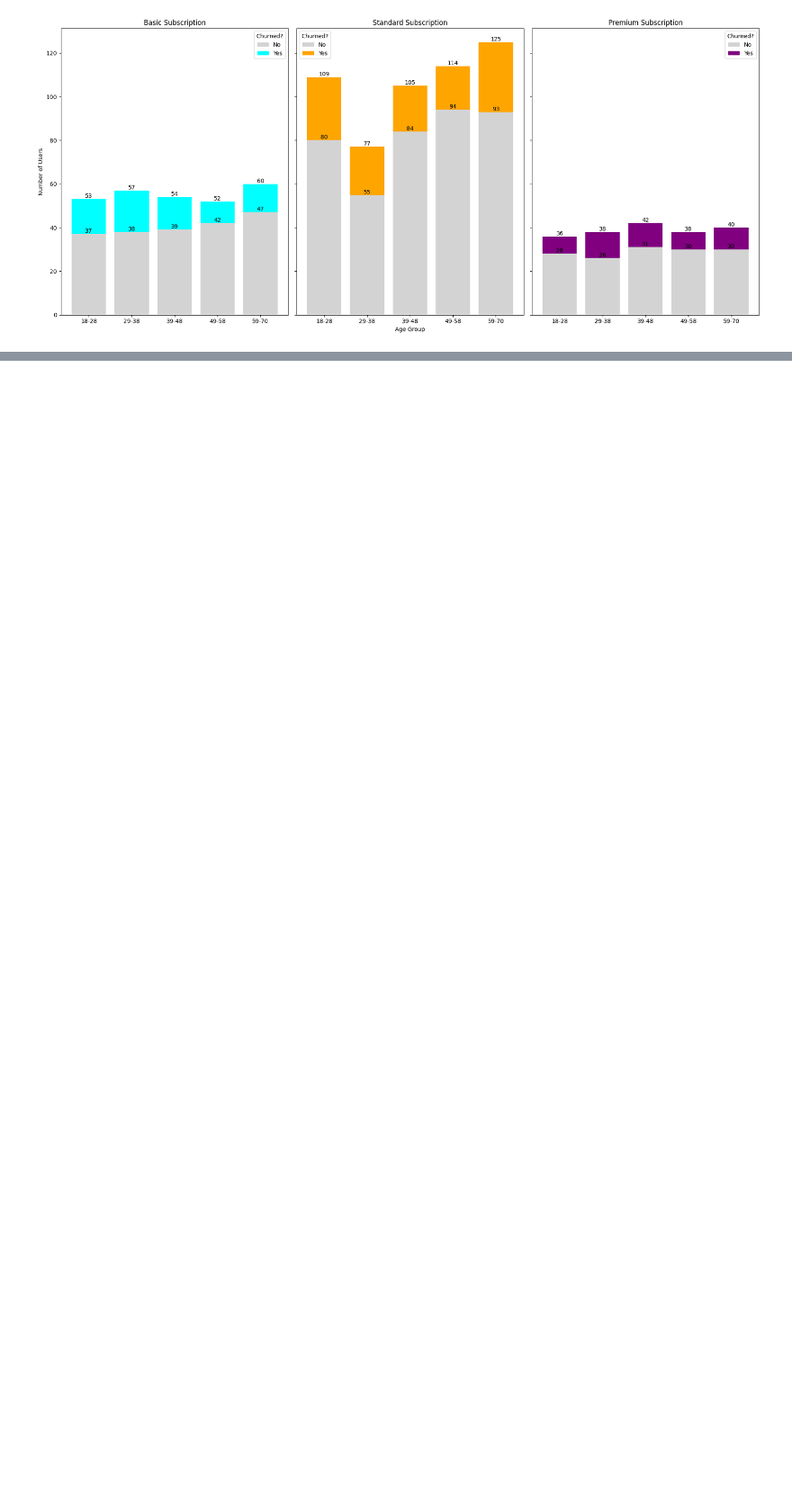
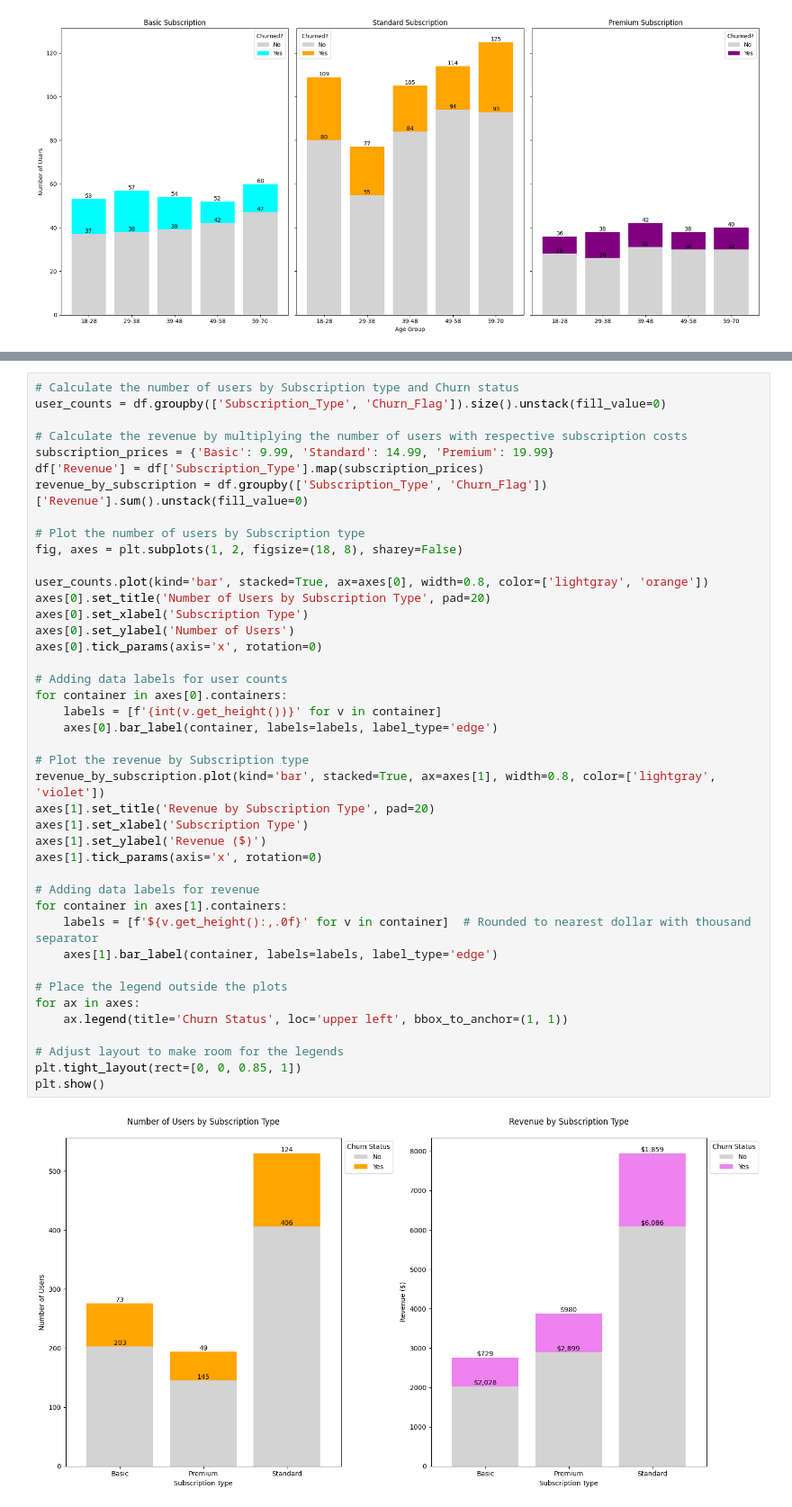
Before and after one commit to NumanESchulich/SchulichDataScience, a Jupyter notebook: Data Science I (MBAN 6110T)/Assignments/Assignment_I.ipynb, the cells around one changed output, grey strips where cells are left out. Shown at 90% size. Saved outputs shown, nothing was run; the diff lists cells and outputs as text; blank space fills up the shorter version.

```diff
--- a/Data Science I (MBAN 6110T)/Assignments/Assignment_I.ipynb
+++ b/Data Science I (MBAN 6110T)/Assignments/Assignment_I.ipynb
@@ -299,0 +357,44 @@ plot_churn_percentages('Favorite_Genre', 'Favorite Genre', limit_labels=True)
+# %%
+# Calculate the number of users by Subscription type and Churn status
+user_counts = df.groupby(['Subscription_Type', 'Churn_Flag']).size().unstack(fill_value=0)
+
+# Calculate the revenue by multiplying the number of users with respective subscription costs
+subscription_prices = {'Basic': 9.99, 'Standard': 14.99, 'Premium': 19.99}
+df['Revenue'] = df['Subscription_Type'].map(subscription_prices)
+revenue_by_subscription = df.groupby(['Subscription_Type', 'Churn_Flag'])['Revenue'].sum().unstack(fill_value=0)
+
+# Plot the number of users by Subscription type
+fig, axes = plt.subplots(1, 2, figsize=(18, 8), sharey=False)
+
+user_counts.plot(kind='bar', stacked=True, ax=axes[0], width=0.8, color=['lightgray', 'orange'])
+axes[0].set_title('Number of Users by Subscription Type', pad=20)
+axes[0].set_xlabel('Subscription Type')
+axes[0].set_ylabel('Number of Users')
+axes[0].tick_params(axis='x', rotation=0)
+
+# Adding data labels for user counts
+for container in axes[0].containers:
+    labels = [f'{int(v.get_height())}' for v in container]
+    axes[0].bar_label(container, labels=labels, label_type='edge')
+
+# Plot the revenue by Subscription type
+revenue_by_subscription.plot(kind='bar', stacked=True, ax=axes[1], width=0.8, color=['lightgray', 'violet'])
+axes[1].set_title('Revenue by Subscription Type', pad=20)
+axes[1].set_xlabel('Subscription Type')
+axes[1].set_ylabel('Revenue ($)')
+axes[1].tick_params(axis='x', rotation=0)
+
+# Adding data labels for revenue
+for container in axes[1].containers:
+    labels = [f'${v.get_height():,.0f}' for v in container]  # Rounded to nearest dollar with thousand separator
+    axes[1].bar_label(container, labels=labels, label_type='edge')
+
+# Place the legend outside the plots
+for ax in axes:
+    ax.legend(title='Churn Status', loc='upper left', bbox_to_anchor=(1, 1))
+
+# Adjust layout to make room for the legends
+plt.tight_layout(rect=[0, 0, 0.85, 1])
+plt.show()
+# %% [output]
+[figure, added]
```
Also changed, not shown: parts of 11 cells of this notebook.
